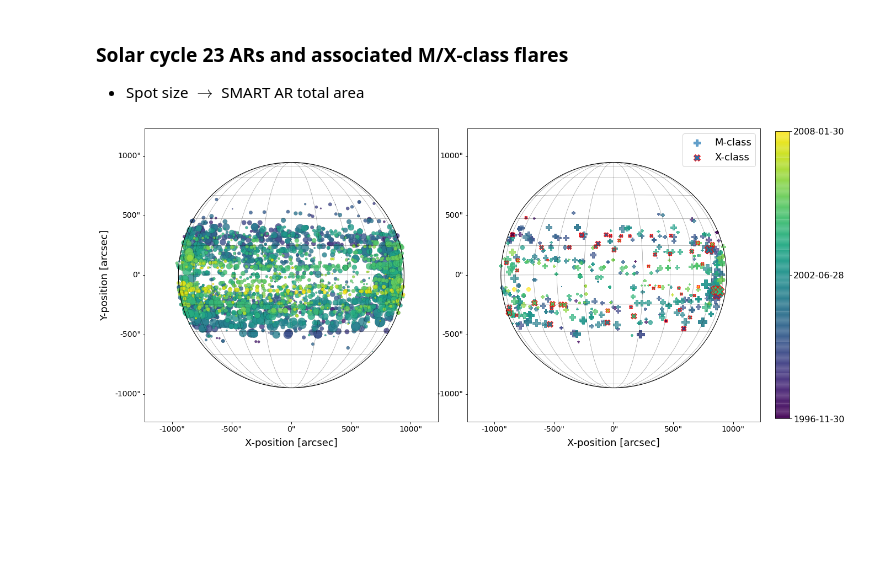
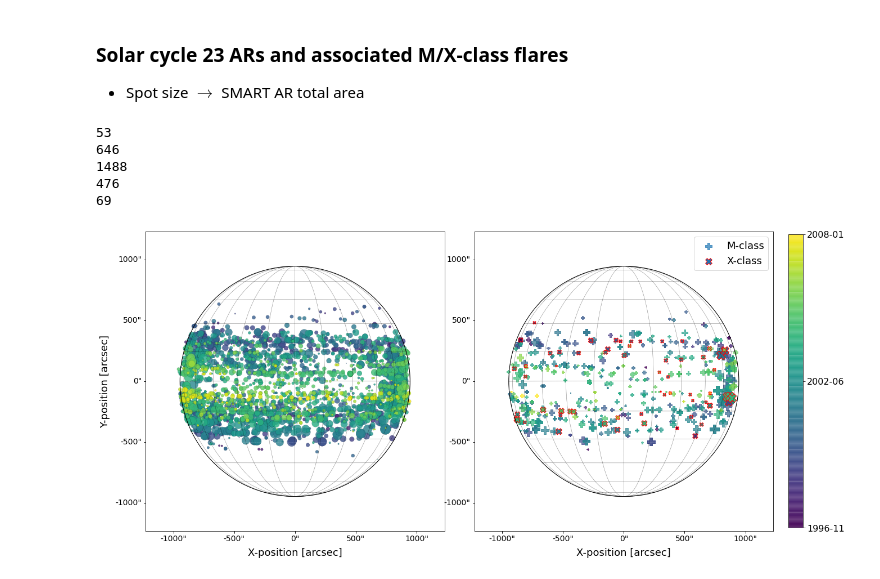
Before and after one commit to peterbreslin/ss_project, a Jupyter notebook: plots/AR_locations.ipynb, the cells around one changed output. Cells and saved outputs as stored; diff of their text form; code cells hidden in the pictures; blank space fills up the shorter version.

Commit message:
GOES flux correction
Had split up the GOES classes incorrectly

```diff
--- a/plots/AR_locations.ipynb
+++ b/plots/AR_locations.ipynb
@@ -19,6 +19,17 @@ custom_df = 'C:/Users/Peter/py_projects/solar_stats/custom_df.p'
 
 # Importing the dataframe
 df = pd.read_pickle(custom_df)
+# %%
+# Function to automate splitting up the GOES flux
+
+def goes_flux(df, flux_column):
+    a = df[ (flux_column < -7.0) ]
+    b = df[ (flux_column >= -7.0) & (flux_column < -6.0) ]
+    c = df[ (flux_column >= -6.0) & (flux_column < -5.0) ]
+    m = df[ (flux_column >= -5.0) & (flux_column < -4.0) ]
+    x = df[ (flux_column >= -4.0) ]
+
+    return a, b, c, m, x
 # %%
 # AIA sample map
 sample_map = 'C:/Users/Peter/py_projects/solar_stats/aia_sample.fits'
@@ -58,11 +69,7 @@ size_flux = 75*c23.smart_total_flux/c23.smart_total_flux.mean()
 #==================================================================================================================
 
 # Splitting up the different GOES classes
-a = c23[ (c23['goes_flux'] >= -8.0) & (c23['goes_flux'] <= -7.0) ]
-b = c23[ (c23['goes_flux'] > -7.0)  & (c23['goes_flux'] <= -6.0) ]
-c = c23[ (c23['goes_flux'] > -6.0)  & (c23['goes_flux'] <= -5.0) ]
-m = c23[ (c23['goes_flux'] > -5.0)  & (c23['goes_flux'] <= -4.0) ]
-x = c23[ (c23['goes_flux'] > -4.0)  & (c23['goes_flux'] <= -3.0) ]
+a, b, c, m, x = goes_flux(c23, c23.goes_flux)
 
 # Converting coords
 lons_fc = (c['smart_hcx_position'].values*u.arcsec).to(u.deg)
@@ -84,6 +91,18 @@ dates_fx = x.smart_observation_time
 c_flux = 75*c.smart_total_flux/c.smart_total_flux.mean()
 m_flux = 75*m.smart_total_flux/m.smart_total_flux.mean()
 x_flux = 75*x.smart_total_flux/x.smart_total_flux.mean()
+# %%
+print(len(a.goes_flux))
+print(len(b.goes_flux))
+print(len(c.goes_flux))
+print(len(m.goes_flux))
+print(len(x.goes_flux))
+# %% [output]
+53
+646
+1488
+476
+69
 # %%
 # Plotting
 fig = plt.figure(constrained_layout=False, figsize=(20,10), facecolor='white')
@@ -128,34 +147,34 @@ ax2.tick_params(axis='both', labelsize=14)
 #c_loc = ax1.scatter(lons_fc, lats_fc, s=size_fc, lw=0.1, c=dates_fc, alpha=0.7,
 #                 marker='v', label='C', transform=ax1.get_transform('world'))
 
 m_loc = ax2.scatter(lons_fm, lats_fm, s=size_fm, c=dates_fm, alpha=0.7,
                  marker='P', label='M-class', transform=ax2.get_transform('world'))
 
 x_loc = ax2.scatter(lons_fx, lats_fx, s=size_fx, edgecolor='red', lw=1, c=dates_fx, alpha=1,
                  marker='X', label='X-class', transform=ax2.get_transform('world'))
 
 leg = ax2.legend(loc='best', fontsize=18)
 
 #==================================================================================================================
 
 ax3 = inset_axes(ax2,
                    width="100%",
                    height="90%",
                    loc='lower left',
                    bbox_to_anchor=(1.05, 0.01, 0.05, 1.09),
                    bbox_transform=ax2.transAxes,
                    borderpad=0,
                    )
 
 cb_c23 = fig.colorbar(sct1, cax=ax3, orientation='vertical',
                       ticks=[min(c23_dates), sc_dates[1162], max(c23_dates)])
-
-cb_c23.ax.set_yticklabels(['1996-11-30', '2002-06-28', '2008-01-30'], fontsize=16)
+cb_c23.ax.set_yticklabels(['1996-11', '2002-06', '2008-01'], fontsize=16)
+#cb_c23.ax.set_yticklabels(['1996-11-30', '2002-06-28', '2008-01-30'], fontsize=16)
 
 #==================================================================================================================
 
 #plt.tight_layout()
-#plt.savefig('flux_c23_v3.png', dpi=300, bbox_inches='tight', pad_inches=0.1)
+#plt.savefig('flux_c23_v4.png', dpi=300, bbox_inches='tight', pad_inches=0.1)
 plt.show()
 # %% [output]
-[figure, old version]
+[figure, new version]
```
